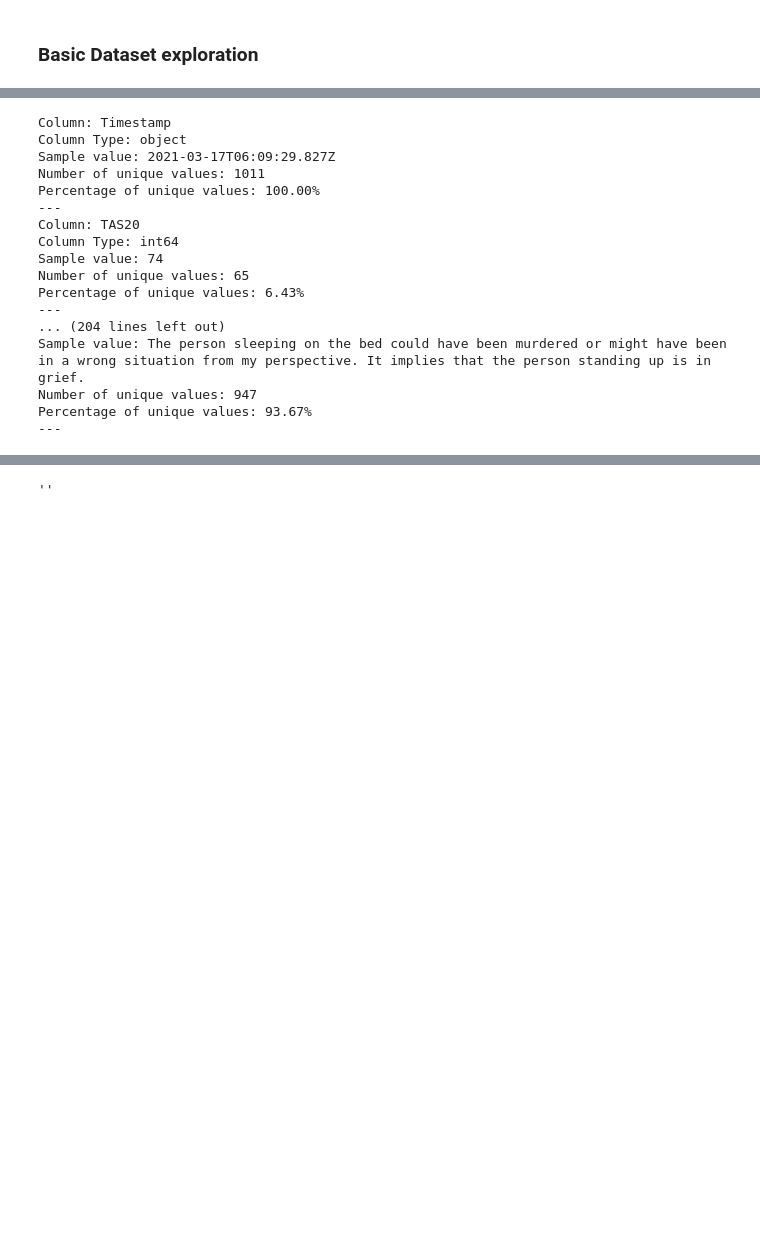
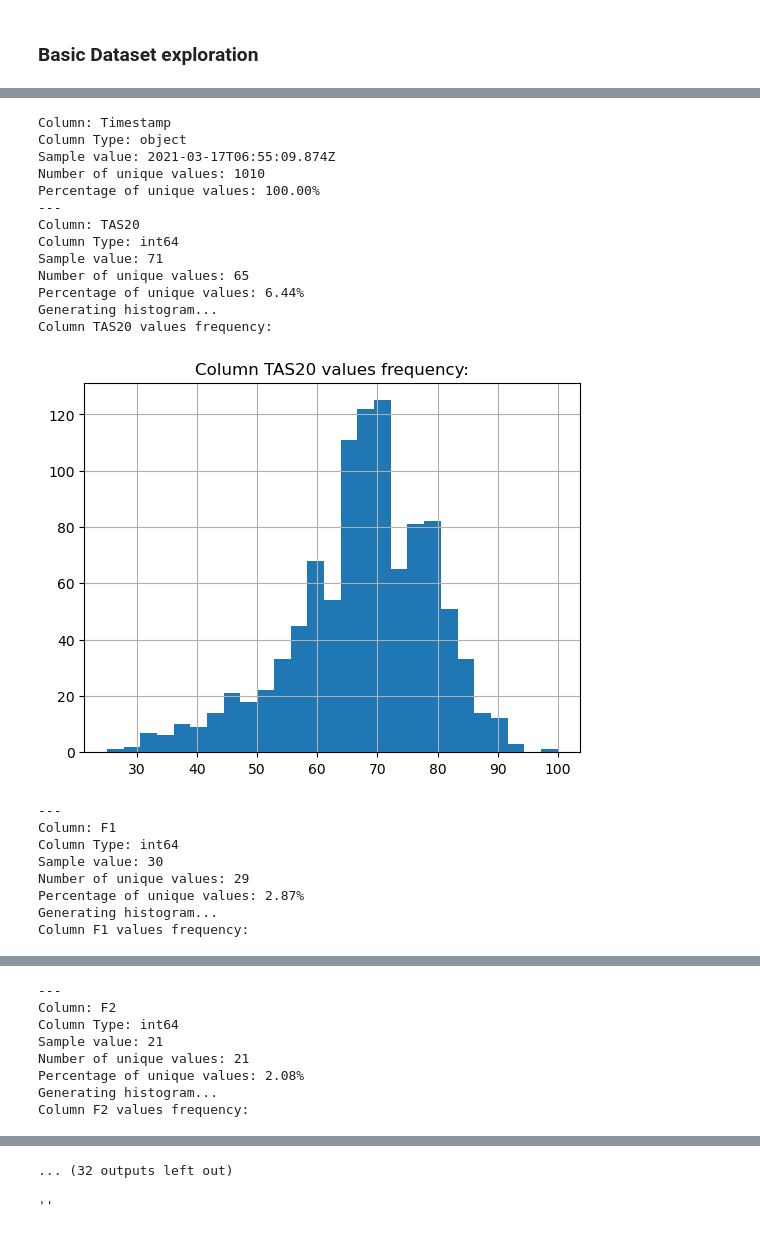
Before and after one commit to raul-arrabales/DataScience_Enablement, a Jupyter notebook: Generic_EDA.ipynb, the cells around one changed output, grey strips where cells are left out. Saved outputs shown, nothing was run; the diff lists cells and outputs as text; code cells hidden in the pictures; blank space fills up the shorter version.

```diff
--- a/Generic_EDA.ipynb
+++ b/Generic_EDA.ipynb
@@ -36,6 +52,3 @@ def duoprint(text, pdf, marker=False):
-# %%
-def blank_line(pdf):
-    pdf.cell(w=0, h=10, txt="   ", border=0, ln=1)
 # %% [markdown]
 ### PDF Report formatting
 # %%
@@ -60 +104,7 @@ from datetime import datetime
+# %%
+def blank_line(pdf, height=8):
+    """ Prints an empty line in the PDF.
+    - height: indicated height of blank line
+    """
+    pdf.ln(height)
 # %% [markdown]
@@ -62,4 +112,8 @@ from datetime import datetime
 # %%
-prolexitim_dataset_path = "data/Prolexitim_Jan23_En.csv"
-df = pd.read_csv(prolexitim_dataset_path,header=0,delimiter=",")
-# df.sample(4)
+if (dataset_format == 'csv'):
+    df = pd.read_csv(
+        dataset_path,
+        header=dataset_hasHeader,
+        delimiter=dataset_separator)
+else:
+    print("Dataset format not supported.")
@@ -78,0 +146,9 @@ SyntaxError: f-string: empty expression not allowed (2699179606.py, line 1)
+# %%
+# Prolexitim Dataset
+# Data Quality Problem 1 - Column age with a date value
+# Age column was loaded as object and it shoud be int
+# The affected row is dropped and type converted to int.
+if (dataset_path == "data/Prolexitim_Jan23_En.csv"):
+    print("Fixing Age column for Prolexitim dataset")
+    df = df.drop(df[df['Age'] == "2021-05-23T00:00:00.000Z"].index)
+    df['Age'] = df['Age'].astype(str).astype(int)
@@ -103,40 +182,59 @@ pdf.cell(w=0, h=10, txt="Dataset Contents", border=1, ln=1)
 
 for c in df.columns:
     blank_line(pdf)
 
     col_name = "Column: " + c
     duoprint(col_name, pdf, marker=True)
 
     type_info = "Column Type: " + str(df[c].dtype)
     duoprint(type_info, pdf)
 
     sample_info = "Sample value: " + str(df[c].sample(n=1, ignore_index=True, random_state=r_seed).iloc[-1])
     duoprint(sample_info, pdf)
 
     num_unique = len(df[c].unique())
     num_unique_info = "Number of unique values: " + str(num_unique)
     duoprint(num_unique_info, pdf)
 
     pct_unique = (num_unique/n_rows)*100
     pct_unique_info = f'Percentage of unique values: {pct_unique:.2f}%'
     duoprint(pct_unique_info, pdf)
 
+    # biufc: b bool, i int (signed), u unsigned int, f float, c complex
+    if (df[c].dtype.kind in 'biufc'):
+        print("Generating histogram...")
+        hist_info = "Column " + c + " values frequency:"
+        hist = df[c].hist(bins='auto')
+        hist_img = './imgs/hist_'+c+'.png'
+        duoprint(hist_info, pdf)
+        plt.title(hist_info)
+        plt.savefig(hist_img, transparent=False, facecolor='white', bbox_inches="tight")
+        plt.show()
+        plt.clf()
+        pdf.image(hist_img, x = 10, y = None, w = 100, h = 0, type = 'PNG')
+
     print("---")
+    # input("Press any key")
 # %% [output]
 Column: Timestamp
 Column Type: object
-Sample value: 2021-03-17T06:09:29.827Z
-Number of unique values: 1011
+Sample value: 2021-03-17T06:55:09.874Z
+Number of unique values: 1010
 Percentage of unique values: 100.00%
 ---
 Column: TAS20
 Column Type: int64
-Sample value: 74
+Sample value: 71
 Number of unique values: 65
-Percentage of unique values: 6.43%
----
-... (204 lines left out)
-Sample value: The person sleeping on the bed could have been murdered or might have been in a wrong situation from my perspective. It implies that the person standing up is in grief.
-Number of unique values: 947
-Percentage of unique values: 93.67%
----
+Percentage of unique values: 6.44%
+Generating histogram...
+Column TAS20 values frequency:
+[figure, added]
+---
+Column: F1
+Column Type: int64
+Sample value: 30
+Number of unique values: 29
+Percentage of unique values: 2.87%
+Generating histogram...
+Column F1 values frequency:
@@ -142,0 +242,8 @@ Percentage of unique values: 93.67%
+---
+Column: F2
+Column Type: int64
+Sample value: 21
+Number of unique values: 21
+Percentage of unique values: 2.08%
+Generating histogram...
+Column F2 values frequency:
@@ -143,3 +278,4 @@ Percentage of unique values: 93.67%
+... (32 outputs left out)
 # %%
 pdf.output(f'./EDA_report.pdf', 'F')
 # %% [output]
```
Also changed, not shown: parts of 17 cells of this notebook.
